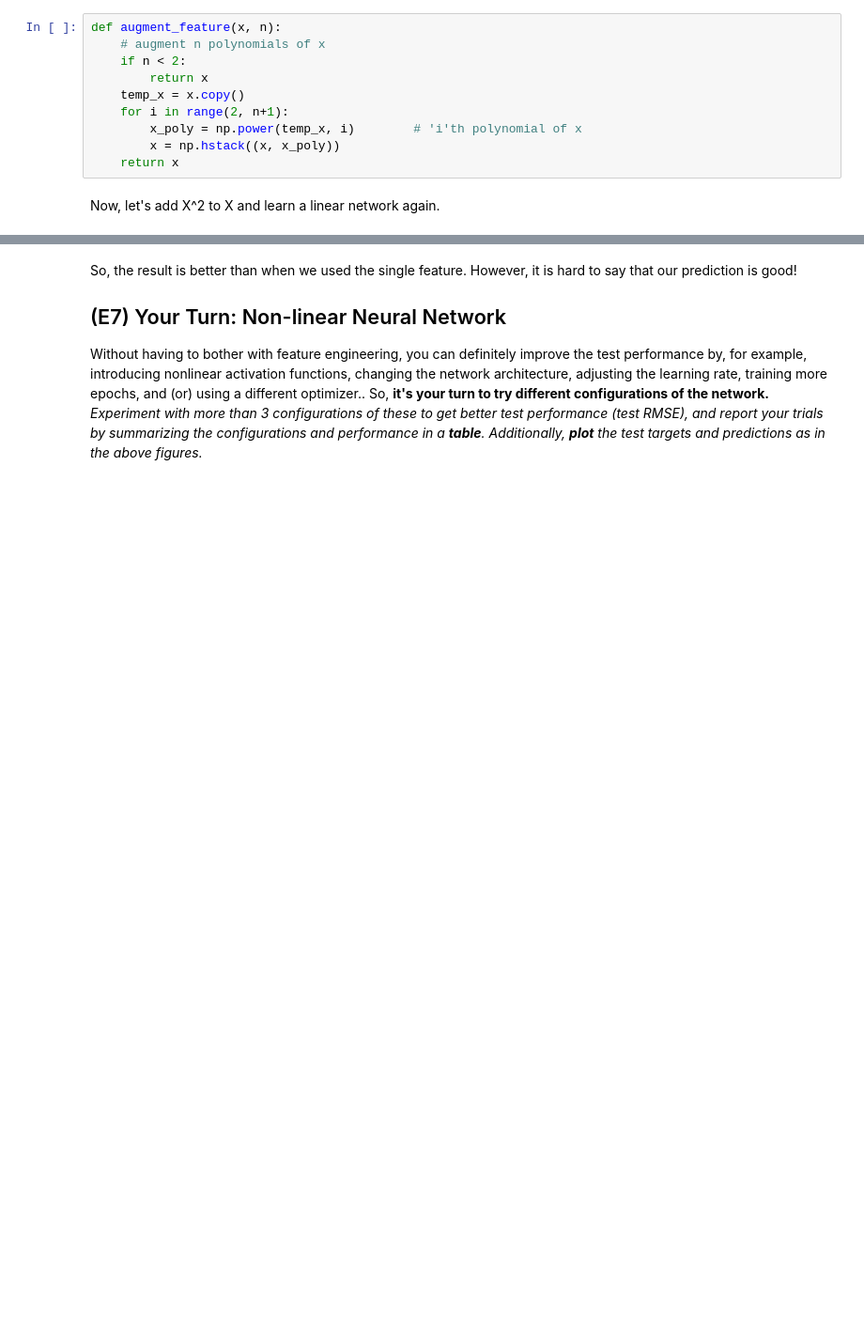
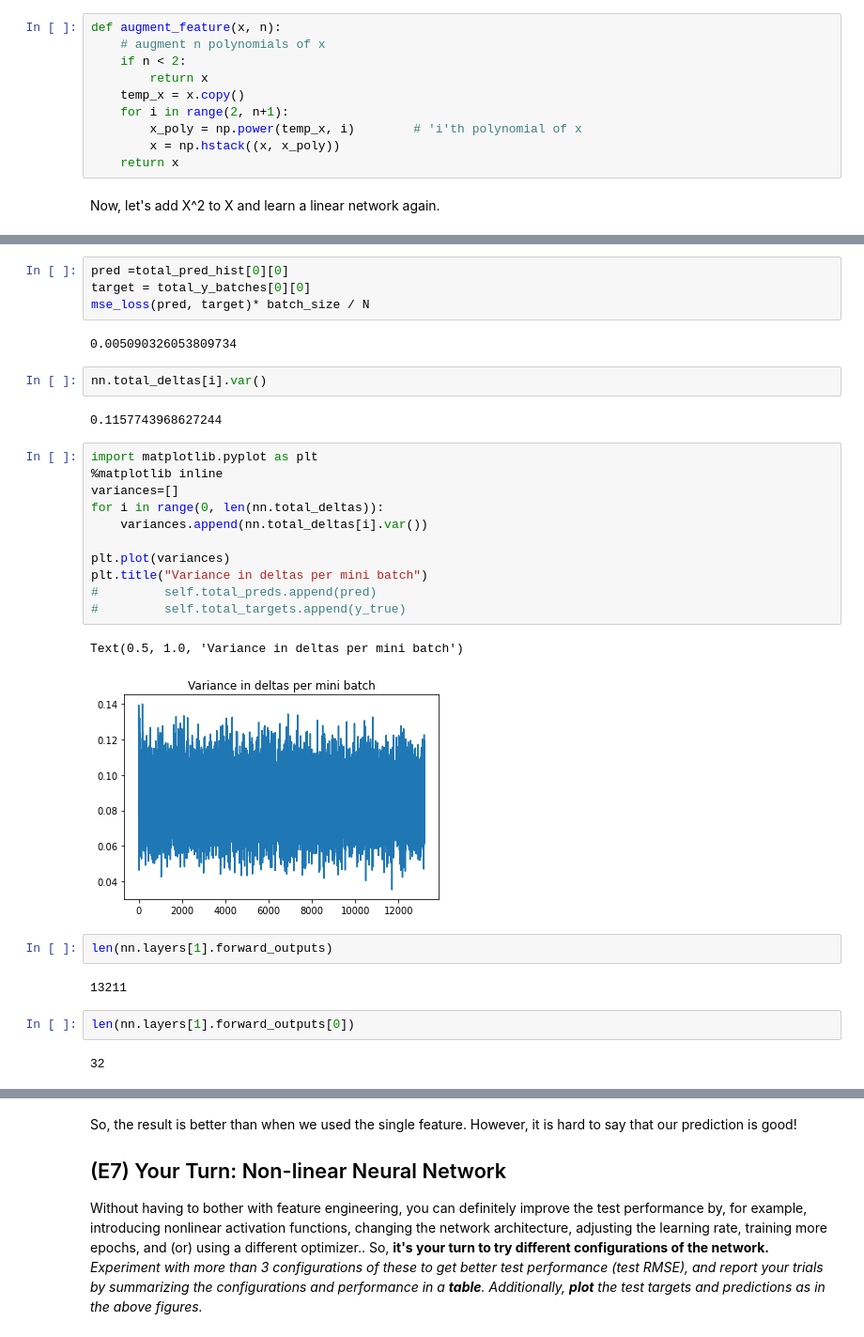
Before and after one commit to armandordorica/MIE1516_A3_Neural_Network, a Jupyter notebook: E7_regression.ipynb, the cells around one changed output, grey strips where cells are left out. Shown: that part at 94% size. Cells and saved outputs as stored; diff of their text form; blank space fills up the shorter version.

```diff
--- a/E7_regression.ipynb
+++ b/E7_regression.ipynb
@@ -260,0 +325,32 @@ plt.show()
+# %%
+pred =total_pred_hist[0][0]
+target = total_y_batches[0][0]
+mse_loss(pred, target)* batch_size / N
+# %% [output]
+0.005090326053809734
+# %%
+nn.total_deltas[i].var()
+# %% [output]
+0.1157743968627244
+# %%
+import matplotlib.pyplot as plt
+%matplotlib inline
+variances=[]
+for i in range(0, len(nn.total_deltas)):
+    variances.append(nn.total_deltas[i].var())
+
+plt.plot(variances)
+plt.title("Variance in deltas per mini batch")
+#         self.total_preds.append(pred)
+#         self.total_targets.append(y_true)
+# %% [output]
+Text(0.5, 1.0, 'Variance in deltas per mini batch')
+[figure, added]
+# %%
+len(nn.layers[1].forward_outputs)
+# %% [output]
+13211
+# %%
+len(nn.layers[1].forward_outputs[0])
+# %% [output]
+32
```
Also changed, not shown: parts of 45 cells of this notebook, 5 other files.
